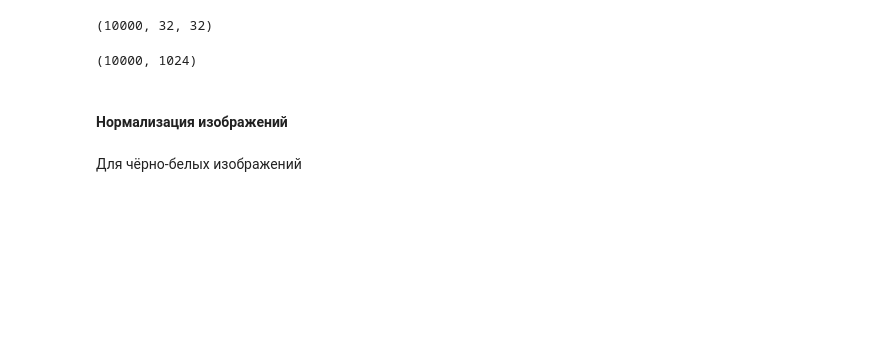
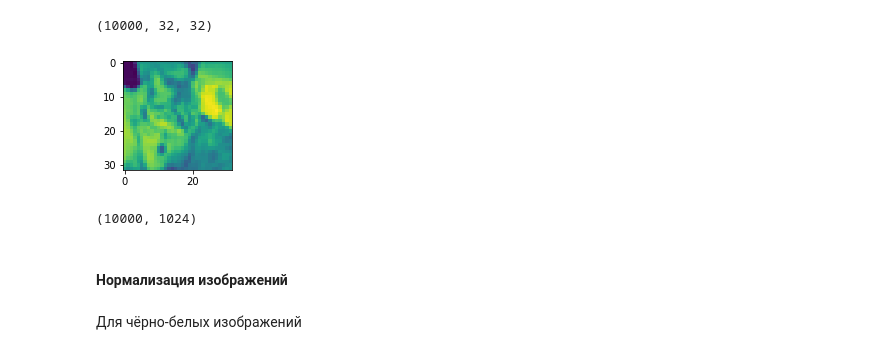
Before and after one commit to GeorgiyDemo/CoursepaperCifar10, a Jupyter notebook: MAIN.ipynb, the cells around one changed output. Saved outputs shown, nothing was run; the diff lists cells and outputs as text; code cells hidden in the pictures; blank space fills up the shorter version.

```diff
--- a/MAIN.ipynb
+++ b/MAIN.ipynb
@@ -73,6 +119,10 @@ X_test = np.array([cv2.cvtColor(image, cv2.COLOR_BGR2GRAY) for image in X_testRG
 X_test.shape
 # %% [output]
 (10000, 32, 32)
+# %%
+show_image(X_test[8])
+# %% [output]
+[figure, added]
 # %%
 X_test = X_test.reshape(X_test.shape[0],X_test.shape[1]*X_test.shape[2])
 # %%
```
Also changed, not shown: parts of 24 cells of this notebook, 1 other file.
